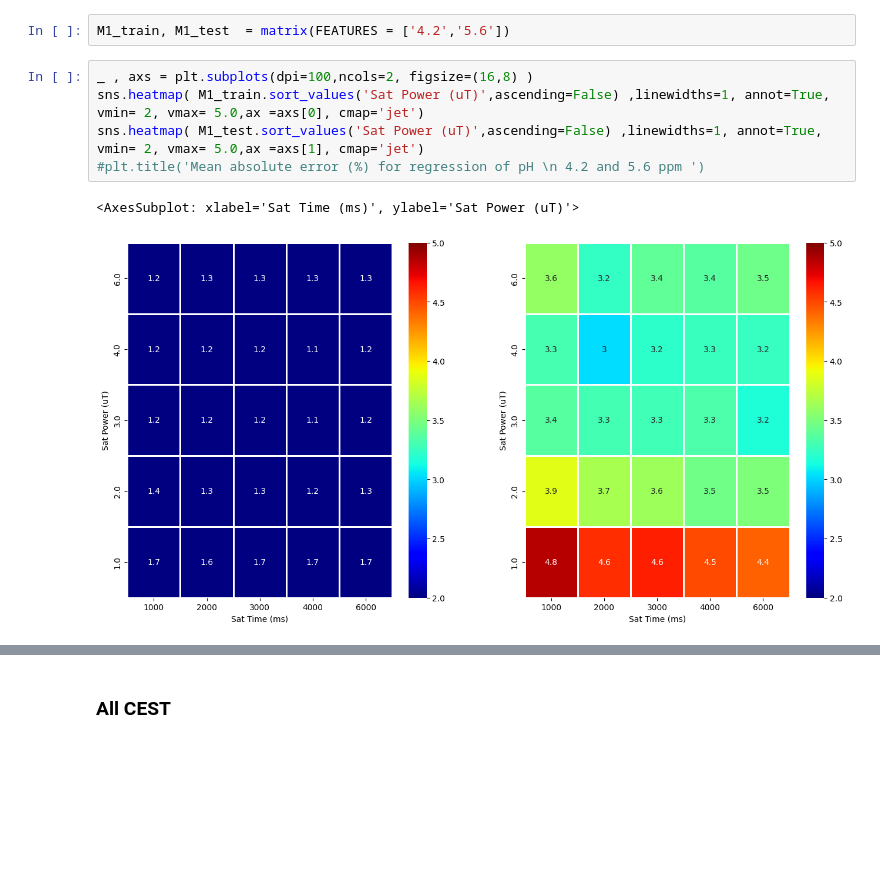
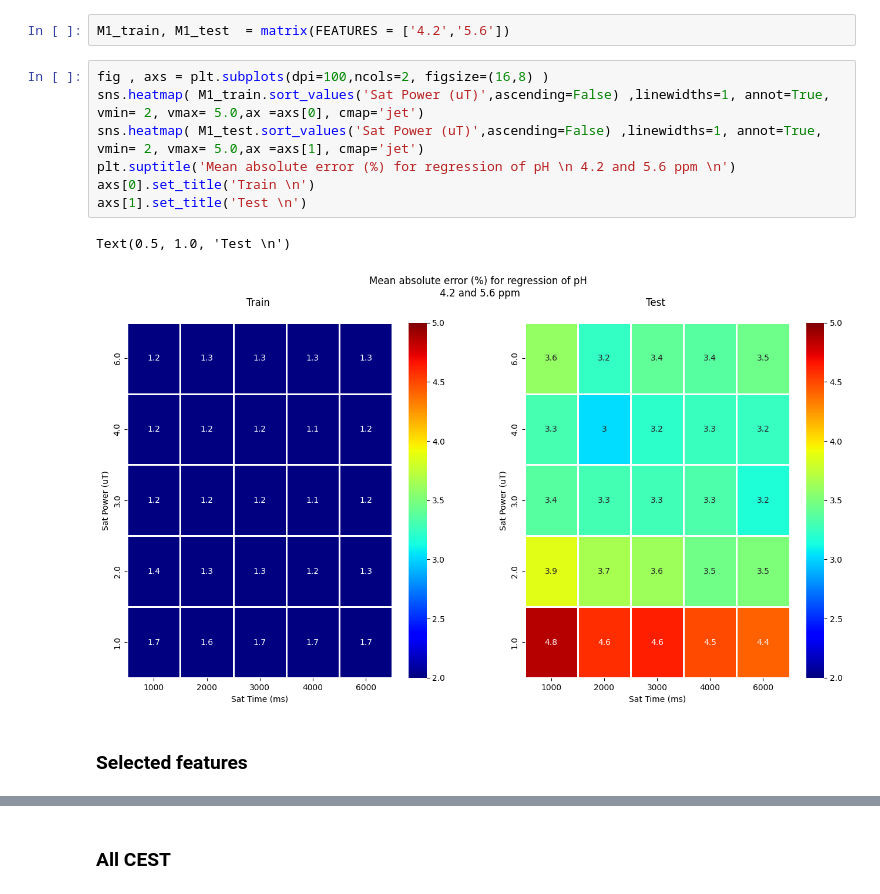
Before and after one commit to JCardenasRdz/acido_CEST_Machine_Learning, a Jupyter notebook: notebooks/2b-Regression-Random_Forest.ipynb, the cells around one changed output, grey strips where cells are left out. Cells and saved outputs as stored; diff of their text form; blank space fills up the shorter version.

Commit message:
Update 2b-Regression-Random_Forest.ipynb
matrix power and time for selected features

```diff
--- a/notebooks/2b-Regression-Random_Forest.ipynb
+++ b/notebooks/2b-Regression-Random_Forest.ipynb
@@ -463,10 +461,14 @@ def matrix(FEATURES):
 # %%
 M1_train, M1_test  = matrix(FEATURES = ['4.2','5.6'])
 # %%
-_ , axs = plt.subplots(dpi=100,ncols=2, figsize=(16,8) )
+fig , axs = plt.subplots(dpi=100,ncols=2, figsize=(16,8) )
 sns.heatmap( M1_train.sort_values('Sat Power (uT)',ascending=False) ,linewidths=1, annot=True, vmin= 2, vmax= 5.0,ax =axs[0], cmap='jet')
 sns.heatmap( M1_test.sort_values('Sat Power (uT)',ascending=False) ,linewidths=1, annot=True, vmin= 2, vmax= 5.0,ax =axs[1], cmap='jet')
-#plt.title('Mean absolute error (%) for regression of pH \n 4.2 and 5.6 ppm ')
+plt.suptitle('Mean absolute error (%) for regression of pH \n 4.2 and 5.6 ppm \n')
+axs[0].set_title('Train \n')
+axs[1].set_title('Test \n')
 # %% [output]
-<AxesSubplot: xlabel='Sat Time (ms)', ylabel='Sat Power (uT)'>
+Text(0.5, 1.0, 'Test \n')
-[figure, old version]
+[figure, new version]
+# %% [markdown]
+### Selected features
```
Also changed, not shown: parts of 6 cells of this notebook.
